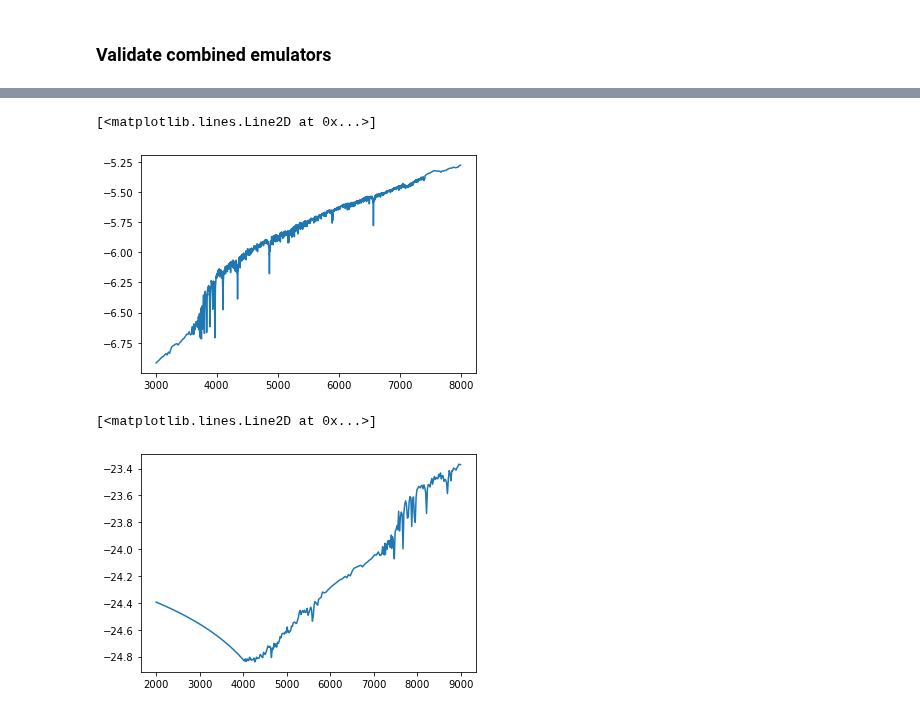
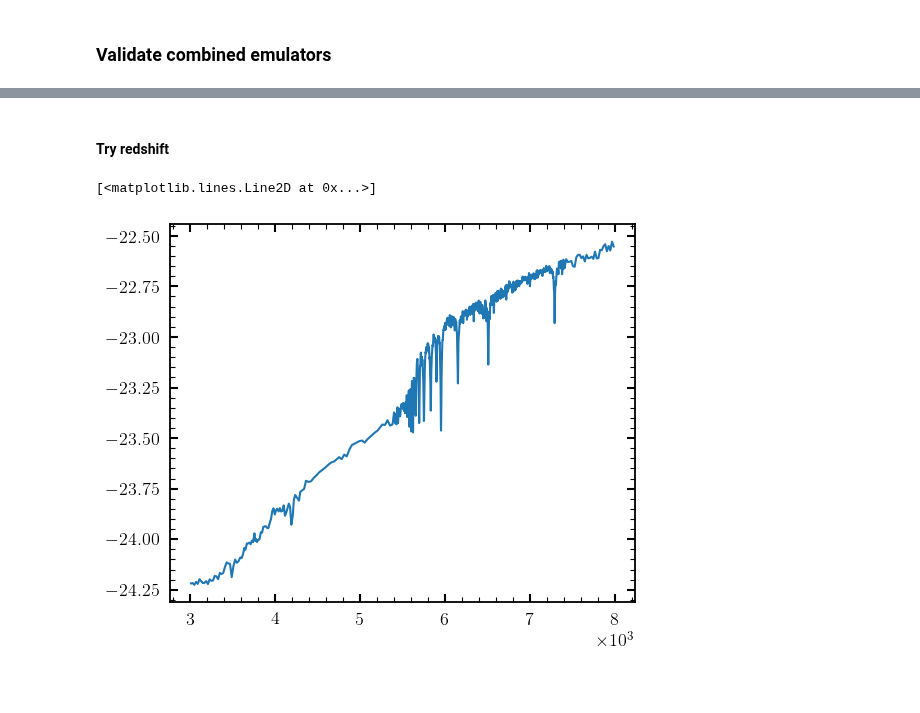
Before and after one commit to AstroJacobLi/popsed, a Jupyter notebook: notebooks/forward_model/NMF/spec_phot_emulator_NMF_validation.ipynb, the cells around one changed output, grey strips where cells are left out. Cells and saved outputs as stored; diff of their text form; code cells hidden in the pictures; blank space fills up the shorter version.

```diff
--- a/notebooks/forward_model/NMF/spec_phot_emulator_NMF_validation.ipynb
+++ b/notebooks/forward_model/NMF/spec_phot_emulator_NMF_validation.ipynb
@@ -62,13 +64,13 @@ _specs = superspec.predict_spec(params,
                                 log_stellar_mass=None,
                                 redshift=None).cpu().detach().numpy()
 # %%
-diff = (10**logspec - _specs) / 10**logspec * 100
+diff = 100 * (10**logspec - _specs) / 10**logspec
 # %%
-med_diff = np.median(diff, axis=0)
-diff_1sigma = [np.percentile(diff, (1 - norm.cdf(1)) * 100, axis=0),
-               np.percentile(diff, norm.cdf(1) * 100, axis=0)]
-diff_2sigma = [np.percentile(diff, (1 - norm.cdf(2)) * 100, axis=0),
-               np.percentile(diff, norm.cdf(2) * 100, axis=0)]
+med_diff = np.nanmedian(diff, axis=0)
+diff_1sigma = [np.nanpercentile(diff, (1 - norm.cdf(1)) * 100, axis=0),
+               np.nanpercentile(diff, norm.cdf(1) * 100, axis=0)]
+diff_2sigma = [np.nanpercentile(diff, (1 - norm.cdf(2)) * 100, axis=0),
+               np.nanpercentile(diff, norm.cdf(2) * 100, axis=0)]
 # %%
 import matplotlib.ticker as mtick
 fig, axes = plt.subplots(1, 5, figsize=(16, 3.5), sharey=True)
@@ -94,7 +96,8 @@ for i_bin in range(5):
                      diff_2sigma[1][wave_bin],
                      alpha=0.2, lw=0.1, color='salmon', label='$2\sigma$')
     plt.xlabel('Wavelength [nm]')
-    plt.ylim(-2.5, 2.5)
+#     plt.ylim(-2.5, 2.5)
+    plt.ylim(-5, 5)
 
 axes[0].set_ylabel(r'$(l_{\lambda}^{\mathrm{emu}} - l_{\lambda})/l_{\lambda}$')
 axes[0].yaxis.set_major_formatter(mtick.PercentFormatter())
@@ -106,0 +112,10 @@ plt.savefig('/home/jiaxuanl/Research/popsed/figure/emulator_accuracy.png')
+# %%
+superspec = SuperSpeculator(
+    speculators_dir=[f'./speculator_best_recon_model_NMF.emu_{i_bin}.pkl' for i_bin in range(0, 5)],
+    str_wbin=[
+              '.w1000_2000',
+              '.w2000_3600',
+              '.w3600_5500',
+              '.w5500_7410',
+              '.w7410_60000'],
+    wavelength=wave)
@@ -107,24 +192,12 @@ plt.savefig('/home/jiaxuanl/Research/popsed/figure/emulator_accuracy.png')
+# %% [markdown]
+#### Try redshift
 # %%
-specs = torch.log10(superspec.predict_spec(params[:10],
-                       log_stellar_mass=torch.ones(10, 1).to('cuda') * 10,
-                       redshift=torch.zeros(10, 1).to('cuda') * 0.01))
+redshift_specs = torch.log10(superspec.predict_spec(params,
+                       log_stellar_mass=torch.ones(len(params), 1).to('cuda') * 10,
+                       redshift=torch.ones(len(params), 1).to('cuda') * 0.5))
 flag = (superspec.wavelength < 8000) & (superspec.wavelength > 3000)
-specs = specs[:, flag].cpu().detach().numpy()
-plt.plot(superspec.wavelength[flag].cpu().numpy(), specs[5])
+redshift_specs = redshift_specs[:, flag].cpu().detach().numpy()
+plt.plot(superspec.wavelength[flag].cpu().numpy(), redshift_specs[5])
 # %% [output]
 [<matplotlib.lines.Line2D at 0x...>]
-[figure, old version]
+[figure, new version]
-# %%
-specs = torch.log10(superspec.predict_spec(params[:10],
-                       log_stellar_mass=torch.ones(10, 1).to('cuda') * 10,
-                       redshift=torch.ones(10, 1).to('cuda') * 1))
-# flag = (superspec.wavelength < 8000) & (superspec.wavelength > 3000)
-# specs = specs[:, flag].cpu().detach().numpy()
-# plt.plot(superspec.wavelength[flag].cpu().numpy(), specs[5])
-
-flag = (superspec.wavelength < 9000)
-specs = specs[:, flag].cpu().detach().numpy()
-plt.plot(superspec.wavelength[flag].cpu().numpy(), specs[5])
-# %% [output]
-[<matplotlib.lines.Line2D at 0x...>]
-[figure, removed]
```
Also changed, not shown: parts of 17 cells of this notebook, 7 other files.
